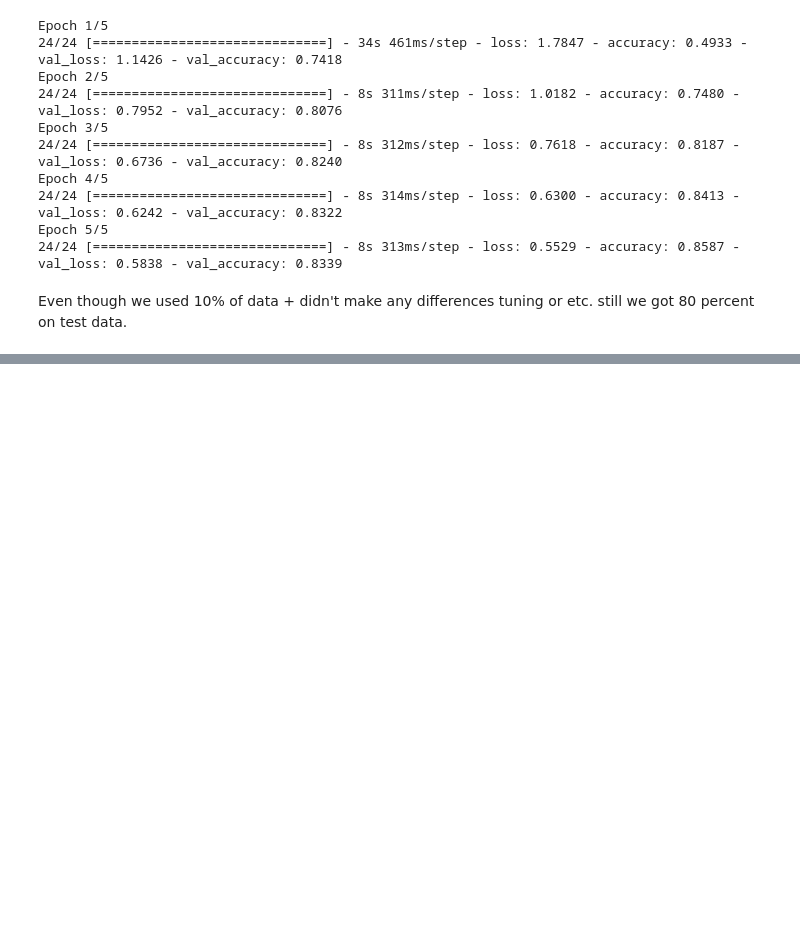
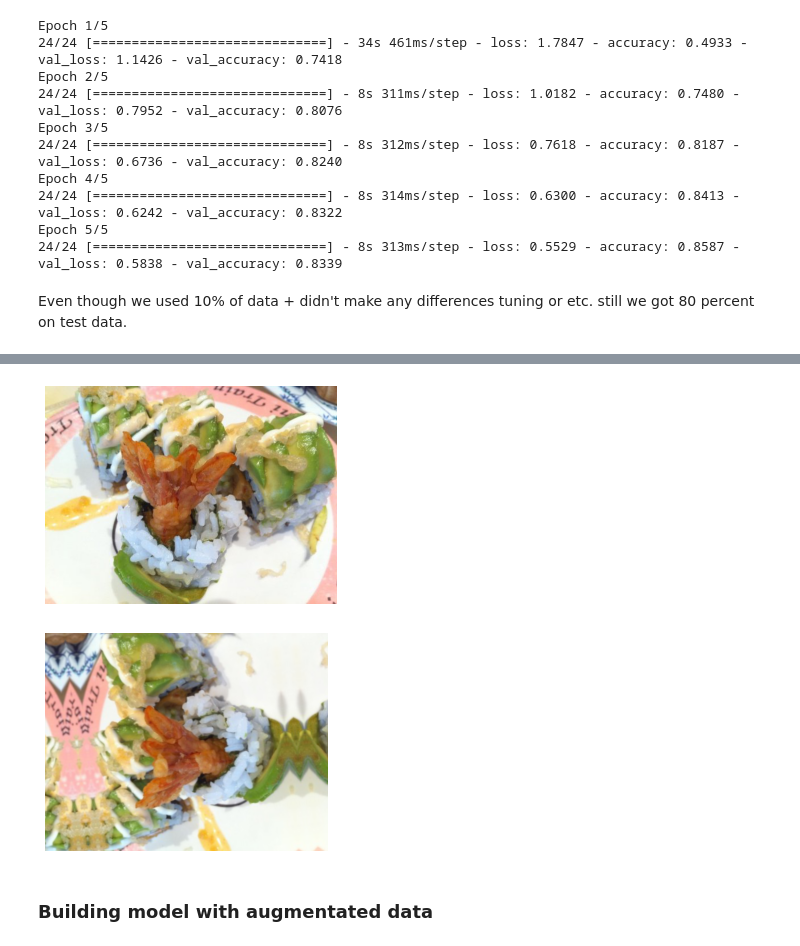
Before and after one commit to imemmul/Food_classification_EfficientNetB4, a Jupyter notebook: food_classification_EfficientNetB4.ipynb, the cells around one changed output, grey strips where cells are left out. Saved outputs shown, nothing was run; the diff lists cells and outputs as text; code cells hidden in the pictures; blank space fills up the shorter version.

Commit message:
model_2 creation and fitting --commit 003

```diff
--- a/food_classification_EfficientNetB4.ipynb
+++ b/food_classification_EfficientNetB4.ipynb
@@ -169,0 +179,9 @@ Even though we used 10% of data + didn't make any differences tuning or etc. sti
+# %%
+augmentation_layer = tf.keras.Sequential([
+    tf.keras.layers.RandomFlip("horizontal"),
+    tf.keras.layers.RandomZoom(0.3),
+    tf.keras.layers.RandomHeight(0.3),
+    tf.keras.layers.RandomWidth(0.3),
+    tf.keras.layers.RandomRotation(0.3),
+    #tf.keras.layers.Rescaling(scale=1/255.) EfficientNetB4 also uses rescaling inside of it so we dont need to use this
+])
@@ -169,0 +193,23 @@ Even though we used 10% of data + didn't make any differences tuning or etc. sti
+# %%
+from tensorflow.python import training
+# lets see how augmented image looks like
+
+def show_augmented_image():
+  target_classes = random.choice(train_data_10.class_names)
+  target_dir = train_dir_10 + target_classes
+  random_image = random.choice(os.listdir(target_dir))
+  random_path = target_dir + "/" + random_image
+  img = imp.imread(random_path)
+  plt.imshow(img)
+  plt.axis(False)
+  augmented_image = augmentation_layer(img, training=True)
+  plt.figure()
+  plt.axis(False)
+  plt.imshow(augmented_image/255.)
+# %%
+show_augmented_image()
+# %% [output]
+[figure, added]
+[figure, added]
+# %% [markdown]
+### Building model with augmentated data
```
Also changed, not shown: parts of 8 cells of this notebook.
